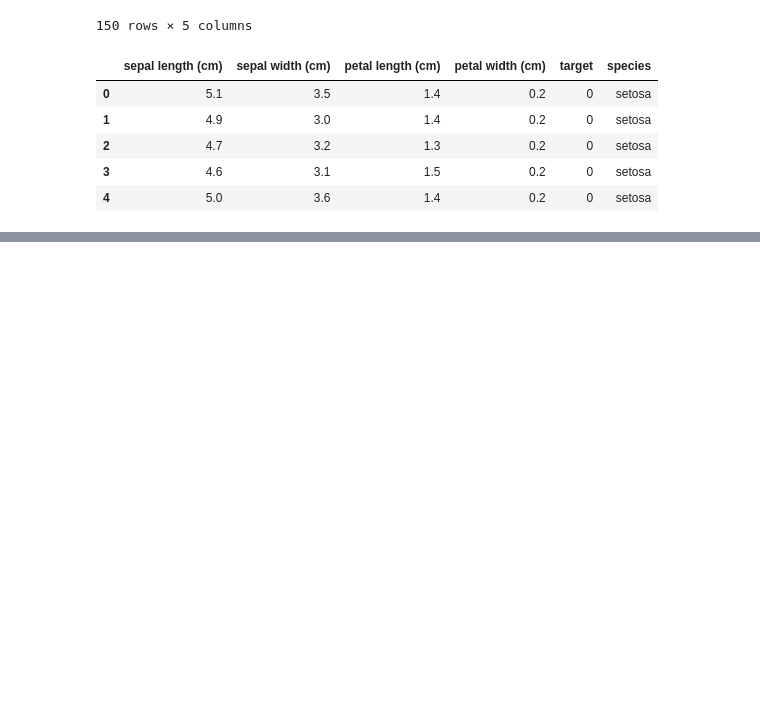
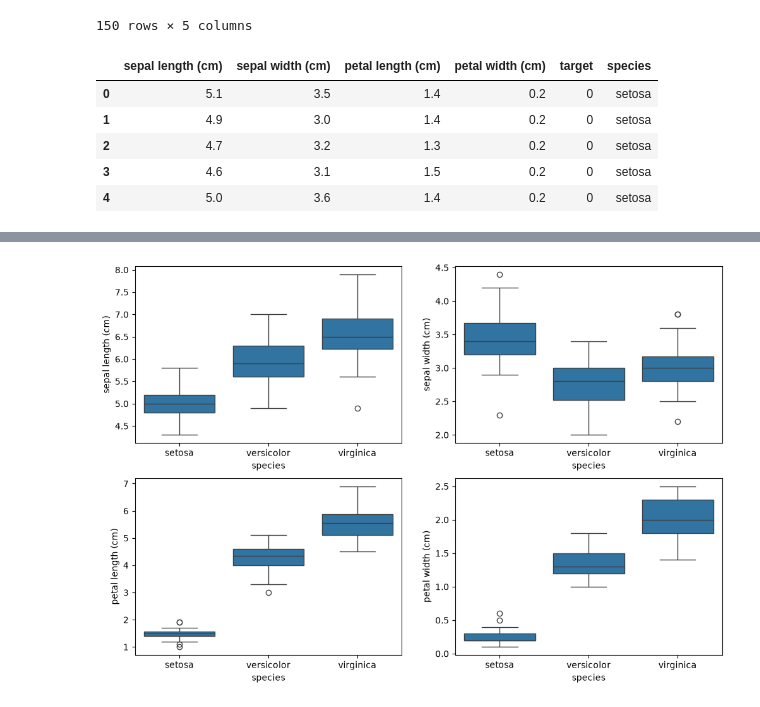
Before and after one commit to Ri-Dearg/aiml-labs, a Jupyter notebook: lab4a.ipynb, the cells around one changed output, grey strips where cells are left out. Saved outputs shown, nothing was run; the diff lists cells and outputs as text; code cells hidden in the pictures; blank space fills up the shorter version.

Commit message:
feat: 🧐 explore data

```diff
--- a/lab4a.ipynb
+++ b/lab4a.ipynb
@@ -40,0 +139,7 @@ df.head()
+# %%
+# A few outliers exist in for each species but non are particularly extreme.
+fig, axes = plt.subplots(2, 2, figsize=(12, 8))
+for ax, col in zip(axes.flat, iris.feature_names):
+    sns.boxplot(data=df, x='species', y=col, ax=ax)
+# %% [output]
+[figure, added]
```
Also changed, not shown: parts of 13 cells of this notebook.
